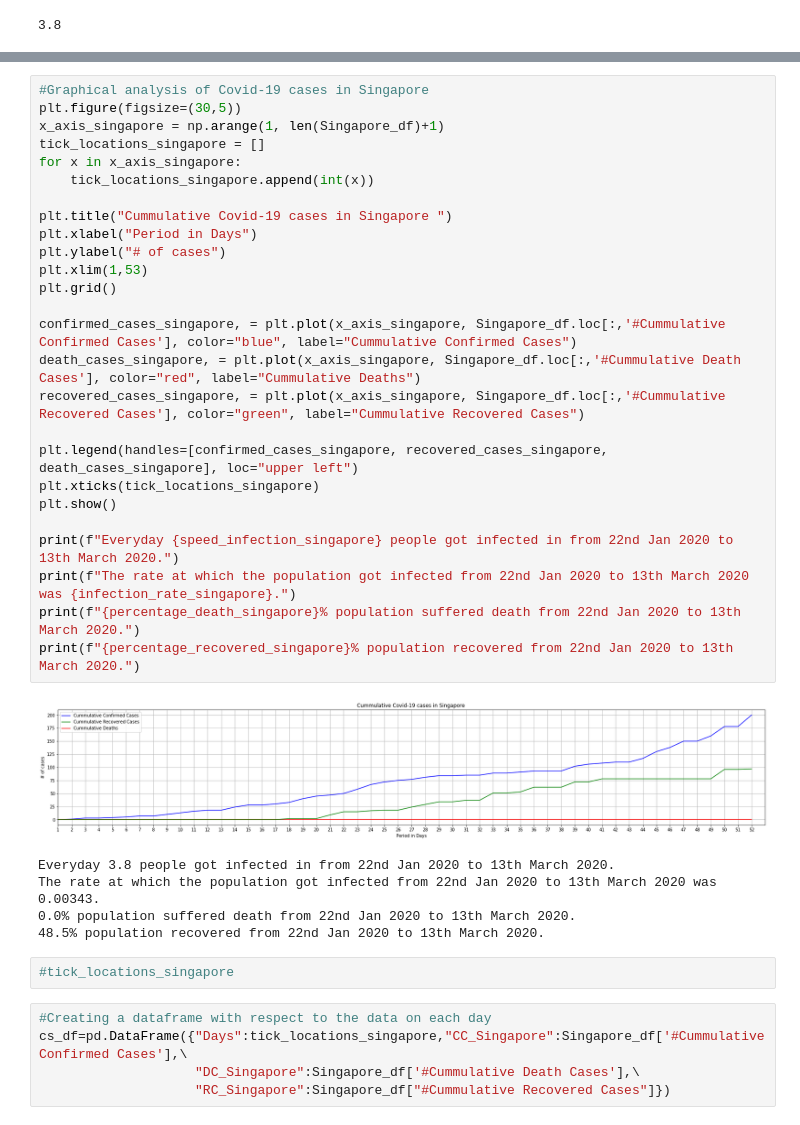
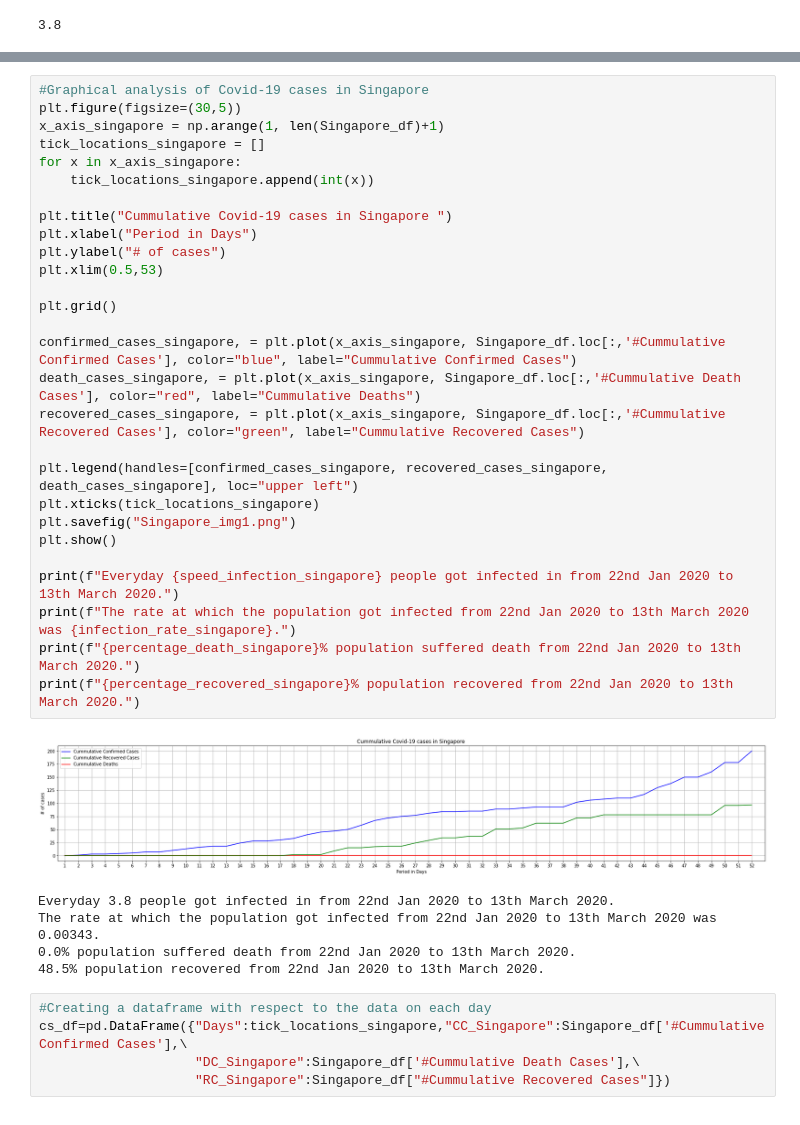
Before and after one commit to davesiddharth/Covid-19-US-Canada-Case-Prediction, a Jupyter notebook: COVID-19_dataset/Singapore_analysis.ipynb, the cells around one changed output, grey strips where cells are left out. Saved outputs shown, nothing was run; the diff lists cells and outputs as text.

Commit message:
Updating Singapore Analysis

```diff
--- a/COVID-19_dataset/Singapore_analysis.ipynb
+++ b/COVID-19_dataset/Singapore_analysis.ipynb
@@ -297,37 +279,37 @@ array(['Thailand', 'Japan', 'Singapore', 'Nepal', 'Malaysia', 'Canada',
 # %%
 #Graphical analysis of Covid-19 cases in Singapore
 plt.figure(figsize=(30,5))
 x_axis_singapore = np.arange(1, len(Singapore_df)+1)
 tick_locations_singapore = []
 for x in x_axis_singapore:
     tick_locations_singapore.append(int(x))
 
 plt.title("Cummulative Covid-19 cases in Singapore ")
 plt.xlabel("Period in Days")
 plt.ylabel("# of cases")
-plt.xlim(1,53)
+plt.xlim(0.5,53)
+
 plt.grid()
 
 confirmed_cases_singapore, = plt.plot(x_axis_singapore, Singapore_df.loc[:,'#Cummulative Confirmed Cases'], color="blue", label="Cummulative Confirmed Cases")
 death_cases_singapore, = plt.plot(x_axis_singapore, Singapore_df.loc[:,'#Cummulative Death Cases'], color="red", label="Cummulative Deaths")
 recovered_cases_singapore, = plt.plot(x_axis_singapore, Singapore_df.loc[:,'#Cummulative Recovered Cases'], color="green", label="Cummulative Recovered Cases")
 
 plt.legend(handles=[confirmed_cases_singapore, recovered_cases_singapore, death_cases_singapore], loc="upper left")
 plt.xticks(tick_locations_singapore)
+plt.savefig("Singapore_img1.png")
 plt.show()
 
 print(f"Everyday {speed_infection_singapore} people got infected in from 22nd Jan 2020 to 13th March 2020.")
 print(f"The rate at which the population got infected from 22nd Jan 2020 to 13th March 2020 was {infection_rate_singapore}.")
 print(f"{percentage_death_singapore}% population suffered death from 22nd Jan 2020 to 13th March 2020.")
 print(f"{percentage_recovered_singapore}% population recovered from 22nd Jan 2020 to 13th March 2020.")
 # %% [output]
-[figure, old version]
+[figure, new version]
 Everyday 3.8 people got infected in from 22nd Jan 2020 to 13th March 2020.
 The rate at which the population got infected from 22nd Jan 2020 to 13th March 2020 was 0.00343.
 0.0% population suffered death from 22nd Jan 2020 to 13th March 2020.
 48.5% population recovered from 22nd Jan 2020 to 13th March 2020.
-# %%
-#tick_locations_singapore
 # %%
 #Creating a dataframe with respect to the data on each day
 cs_df=pd.DataFrame({"Days":tick_locations_singapore,"CC_Singapore":Singapore_df['#Cummulative Confirmed Cases'],\
```
Also changed, not shown: parts of 7 cells of this notebook.
